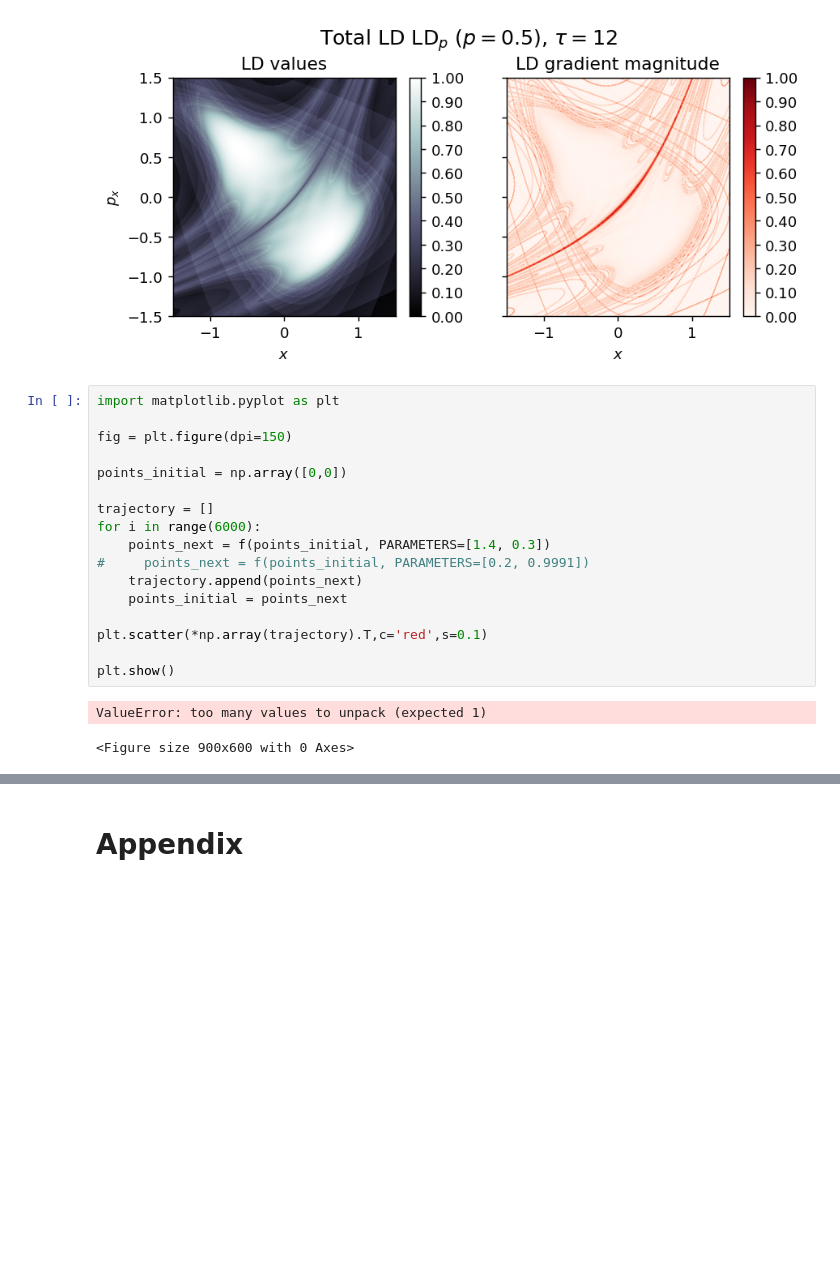
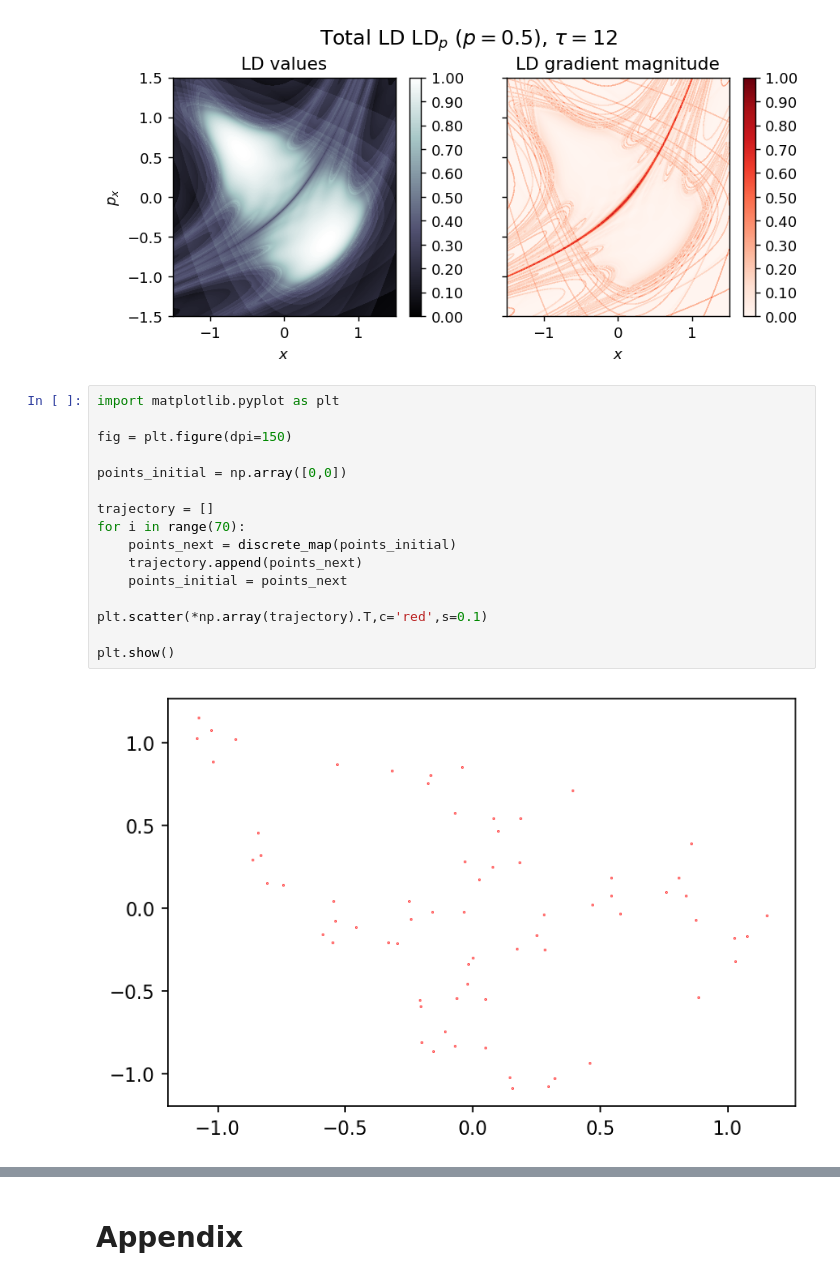
Before and after one commit to champsproject/ldds, a Jupyter notebook: Discrete_Lagrangian_Descriptors_NOTES.ipynb, the cells around one changed output, grey strips where cells are left out. Cells and saved outputs as stored; diff of their text form; blank space fills up the shorter version.

```diff
--- a/Discrete_Lagrangian_Descriptors_NOTES.ipynb
+++ b/Discrete_Lagrangian_Descriptors_NOTES.ipynb
@@ -327,20 +331,18 @@ draw_lagrangian_descriptor(LD_total, 'total', grid_parameters, N_iterations, p_v
 # %%
 import matplotlib.pyplot as plt
 
 fig = plt.figure(dpi=150)
 
 points_initial = np.array([0,0])
 
 trajectory = []
-for i in range(6000):
-    points_next = f(points_initial, PARAMETERS=[1.4, 0.3])
-#     points_next = f(points_initial, PARAMETERS=[0.2, 0.9991])
+for i in range(70):
+    points_next = discrete_map(points_initial)
     trajectory.append(points_next)
     points_initial = points_next
 
 plt.scatter(*np.array(trajectory).T,c='red',s=0.1)
 
 plt.show()
 # %% [output]
-ValueError: too many values to unpack (expected 1)
-<Figure size 900x600 with 0 Axes>
+[figure, added]
```
Also changed, not shown: parts of 22 cells of this notebook, 2 other files.
